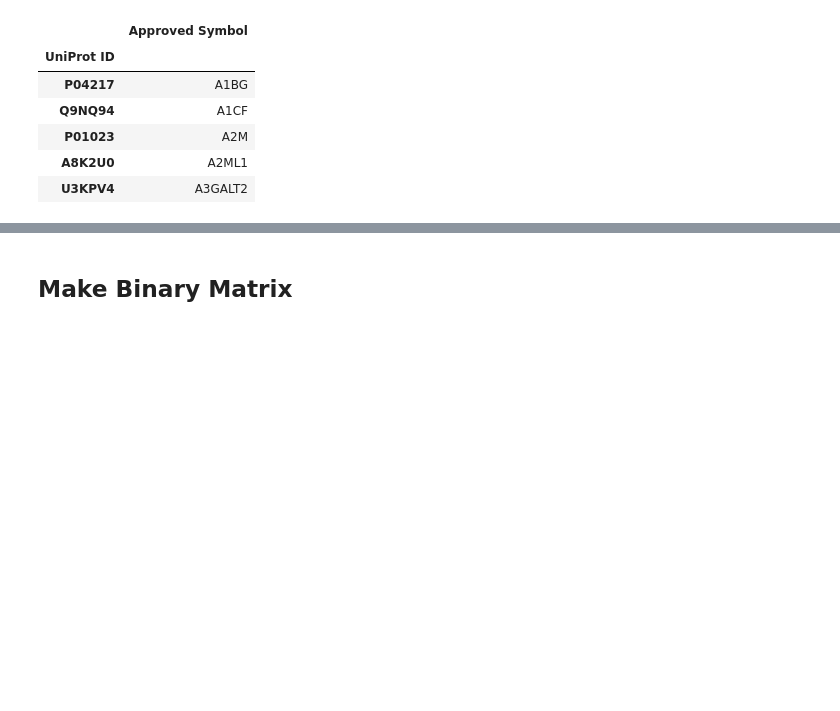
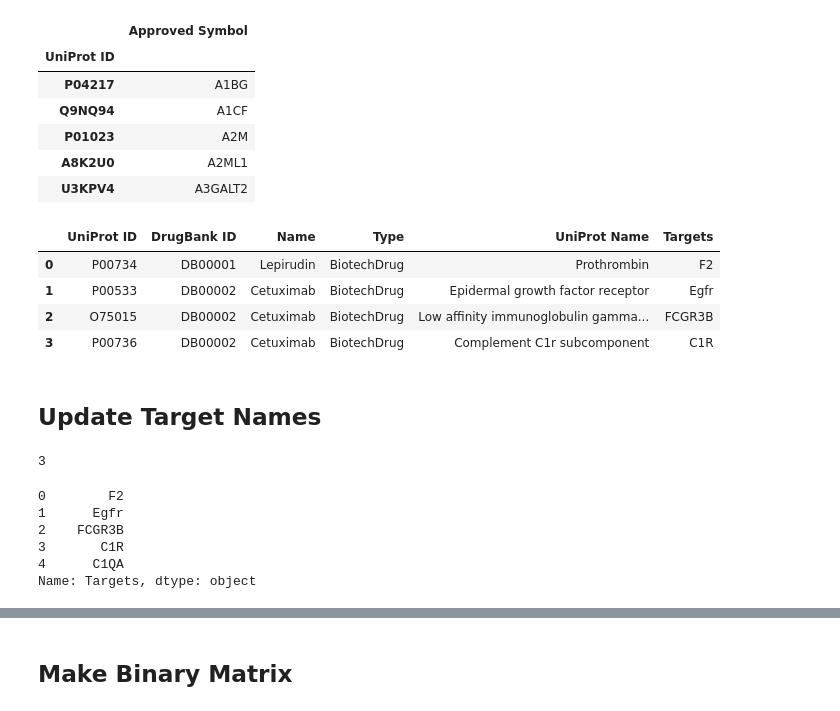
Before and after one commit to MaayanLab/DrugSetLibrary, a Jupyter notebook: DrugBank_targets.ipynb, the cells around one changed output, grey strips where cells are left out. Saved outputs shown, nothing was run; the diff lists cells and outputs as text; code cells hidden in the pictures; blank space fills up the shorter version.

Commit message:
Update Target Names with both for loop and merge

```diff
--- a/DrugBank_targets.ipynb
+++ b/DrugBank_targets.ipynb
@@ -68,3 +84,5 @@ uniprot.head()
 | U3KPV4 | A3GALT2 |
 # %%
 df = pd.merge(df, uniprot, how= 'left', on = 'UniProt ID')
+# %%
+df = df.rename(index=str, columns = {'Approved Symbol':'Old Targets'})
@@ -70,0 +91,25 @@ df = pd.merge(df, uniprot, how= 'left', on = 'UniProt ID')
+# %%
+df.head(4)
+# %% [output]
+|  | UniProt ID | DrugBank ID | Name | Type | UniProt Name | Targets |
+| 0 | P00734 | DB00001 | Lepirudin | BiotechDrug | Prothrombin | F2 |
+| 1 | P00533 | DB00002 | Cetuximab | BiotechDrug | Epidermal growth factor receptor | Egfr |
+| 2 | O75015 | DB00002 | Cetuximab | BiotechDrug | Low affinity immunoglobulin gamma... | FCGR3B |
+| 3 | P00736 | DB00002 | Cetuximab | BiotechDrug | Complement C1r subcomponent | C1R |
+# %% [markdown]
+## Update Target Names
+# %%
+df_targets = df['Targets']
+df_targets[df_targets == 'C1R'].index[0]
+#this gets the index number at every point use this to replace the values June 8 2018
+# %% [output]
+3
+# %%
+df_targets.head()
+# %% [output]
+0        F2
+1      Egfr
+2    FCGR3B
+3       C1R
+4      C1QA
+Name: Targets, dtype: object
```
Also changed, not shown: parts of 13 cells of this notebook.
